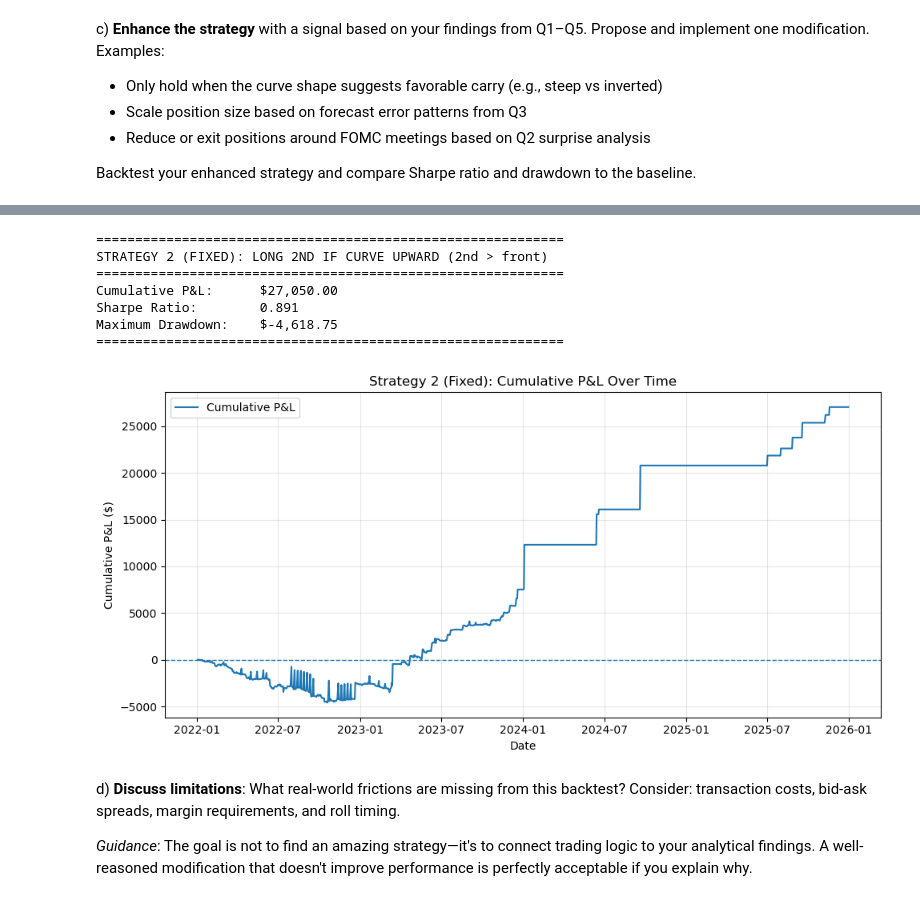
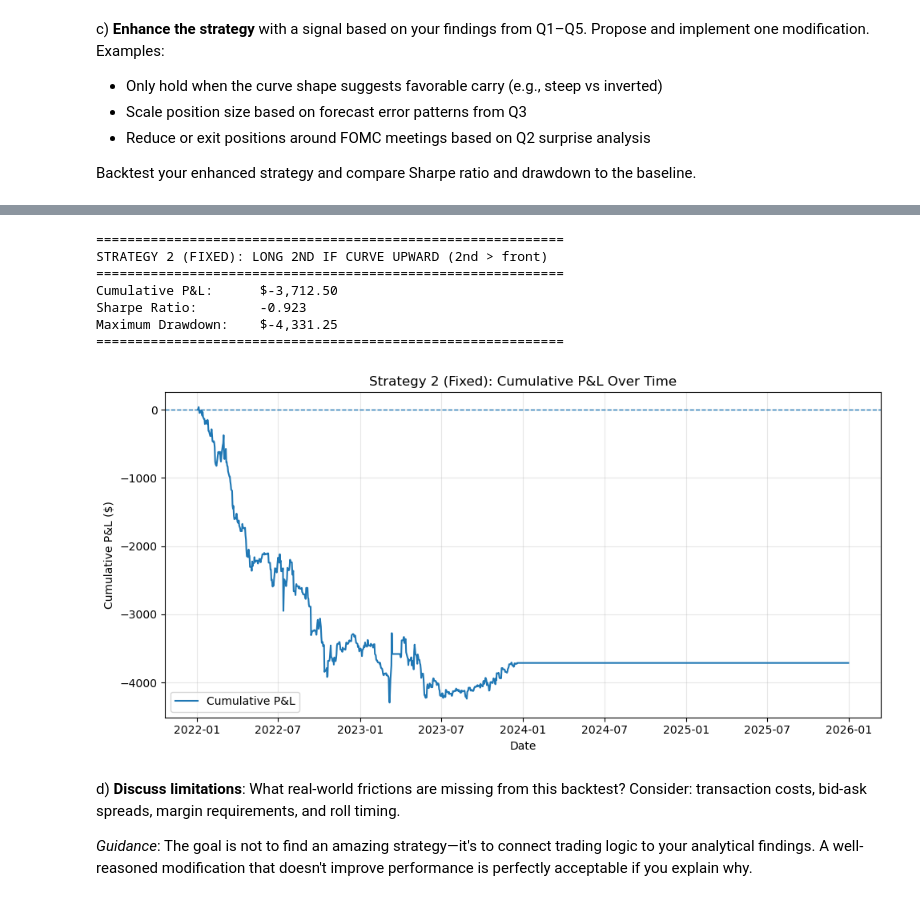
Before and after one commit to ayushbhupal/Fixed-Income-HW-Group-B, a Jupyter notebook: project/P.2. SOFR Futures and Policy Expectations-Ryota.ipynb, the cells around one changed output, grey strips where cells are left out. Saved outputs shown, nothing was run; the diff lists cells and outputs as text; code cells hidden in the pictures.

```diff
--- a/project/P.2. SOFR Futures and Policy Expectations-Ryota.ipynb
+++ b/project/P.2. SOFR Futures and Policy Expectations-Ryota.ipynb
@@ -1138,19 +1187,39 @@ sofr_rates = sofr_rates[contracts_sorted].copy()
 # ------------------------------------------------------------
 front_rate = []
 second_rate = []
+front_ticker = []
+second_ticker = []
+roll_day = []
 
-# For each day, find the available contracts and take the front and second if at least 2 are available. Otherwise, set to NaN.
+prev_front = None  # previous day's front ticker
+
 for _, row in sofr_rates.iterrows():
     avail = [c for c in contracts_sorted if pd.notna(row[c])]
+
     if len(avail) >= 2:
-        front_rate.append(row[avail[0]])
-        second_rate.append(row[avail[1]])
+        f, s = avail[0], avail[1]
+
+        front_ticker.append(f)
+        second_ticker.append(s)
+        front_rate.append(row[f])
+        second_rate.append(row[s])
+
+        is_roll = (prev_front is not None) and (f != prev_front)
+        roll_day.append(is_roll)
+
+        prev_front = f
     else:
+        front_ticker.append(None)
+        second_ticker.append(None)
         front_rate.append(np.nan)
         second_rate.append(np.nan)
+        roll_day.append(True)  # treat missing as "do not trade"
 
+sofr_rates["front_ticker"] = front_ticker
+sofr_rates["second_ticker"] = second_ticker
 sofr_rates["front_rate"] = front_rate
 sofr_rates["second_rate"] = second_rate
+sofr_rates["roll_day"] = roll_day
 
 # ------------------------------------------------------------
 # Strategy 2: Go long 2nd if curve upward (second > front)
@@ -1159,9 +1228,12 @@ sofr_rates["second_rate"] = second_rate
 signal = (sofr_rates["second_rate"] > sofr_rates["front_rate"]).astype(float)
 pos = signal.shift(1).fillna(0.0)  # hold position from t-1 to t
 
+# Don't trade on roll days to avoid slippage and execution risk. Set position to 0 on those days.
+pos.loc[sofr_rates["roll_day"]] = 0.0
+
 # Don't trade on FOMC meeting days to avoid extreme volatility and potential slippage. Set position to 0 on those days.
-fomc_dates = fomc_sample["date"].dt.normalize()
-pos.loc[pos.index.isin(fomc_dates)] = 0.0
+# fomc_dates = fomc_sample["date"].dt.normalize()
+# pos.loc[pos.index.isin(fomc_dates)] = 0.0
 
 # ------------------------------------------------------------
 # P&L from implied-rate changes
@@ -1191,38 +1263,38 @@ else:
     sharpe_ratio = np.sqrt(252) * daily_pnl.mean() / std_daily
 
 sofr_rates["running_max"] = sofr_rates["cum_pnl"].cummax()
 sofr_rates["drawdown"] = sofr_rates["cum_pnl"] - sofr_rates["running_max"]
 max_drawdown = sofr_rates["drawdown"].min()
 
 print("=" * 60)
 print("STRATEGY 2 (FIXED): LONG 2ND IF CURVE UPWARD (2nd > front)")
 print("=" * 60)
 print(f"Cumulative P&L:      ${sofr_rates['cum_pnl'].iloc[-1]:,.2f}")
 print(f"Sharpe Ratio:        {sharpe_ratio:.3f}" if not np.isnan(sharpe_ratio) else "Sharpe Ratio:        NaN")
 print(f"Maximum Drawdown:    ${max_drawdown:,.2f}")
 print("=" * 60)
 
-# Plot equity curve
+# Plot equity curve and contract roll dates
 FIGSIZE = (10, 5)
 plt.figure(figsize=FIGSIZE)
 plt.plot(sofr_rates.index, sofr_rates["cum_pnl"], label="Cumulative P&L")
 plt.axhline(0, linestyle="--", linewidth=1)
 plt.title("Strategy 2 (Fixed): Cumulative P&L Over Time")
 plt.xlabel("Date")
 plt.ylabel("Cumulative P&L ($)")
 plt.grid(True, alpha=0.3)
 plt.legend()
 plt.tight_layout()
 plt.show()
 # %% [output]
 ============================================================
 STRATEGY 2 (FIXED): LONG 2ND IF CURVE UPWARD (2nd > front)
 ============================================================
-Cumulative P&L:      $27,050.00
-Sharpe Ratio:        0.891
-Maximum Drawdown:    $-4,618.75
+Cumulative P&L:      $-3,712.50
+Sharpe Ratio:        -0.923
+Maximum Drawdown:    $-4,331.25
 ============================================================
-[figure, old version]
+[figure, new version]
 # %% [markdown]
 d) **Discuss limitations**: What real-world frictions are missing from this backtest? Consider: transaction costs, bid-ask spreads, margin requirements, and roll timing.
 
```
Also changed, not shown: parts of 1 cell of this notebook.
